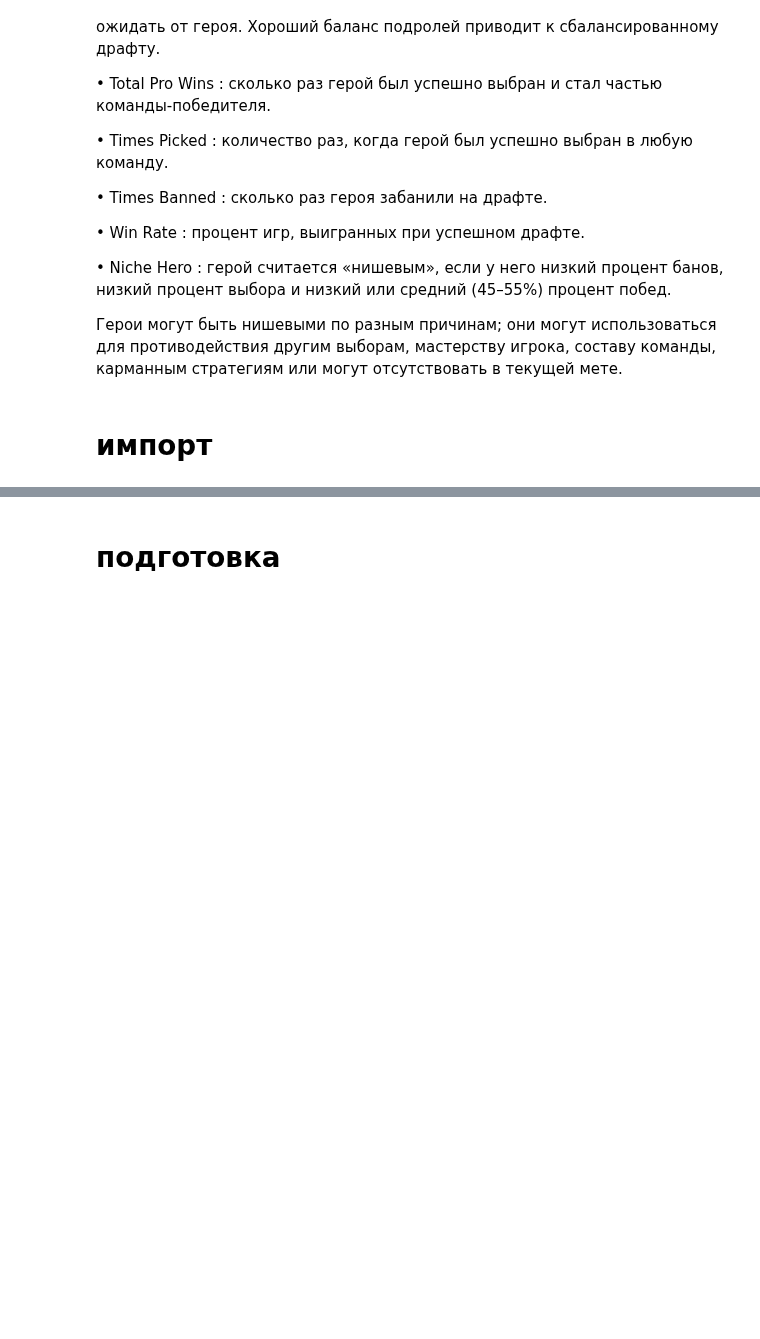
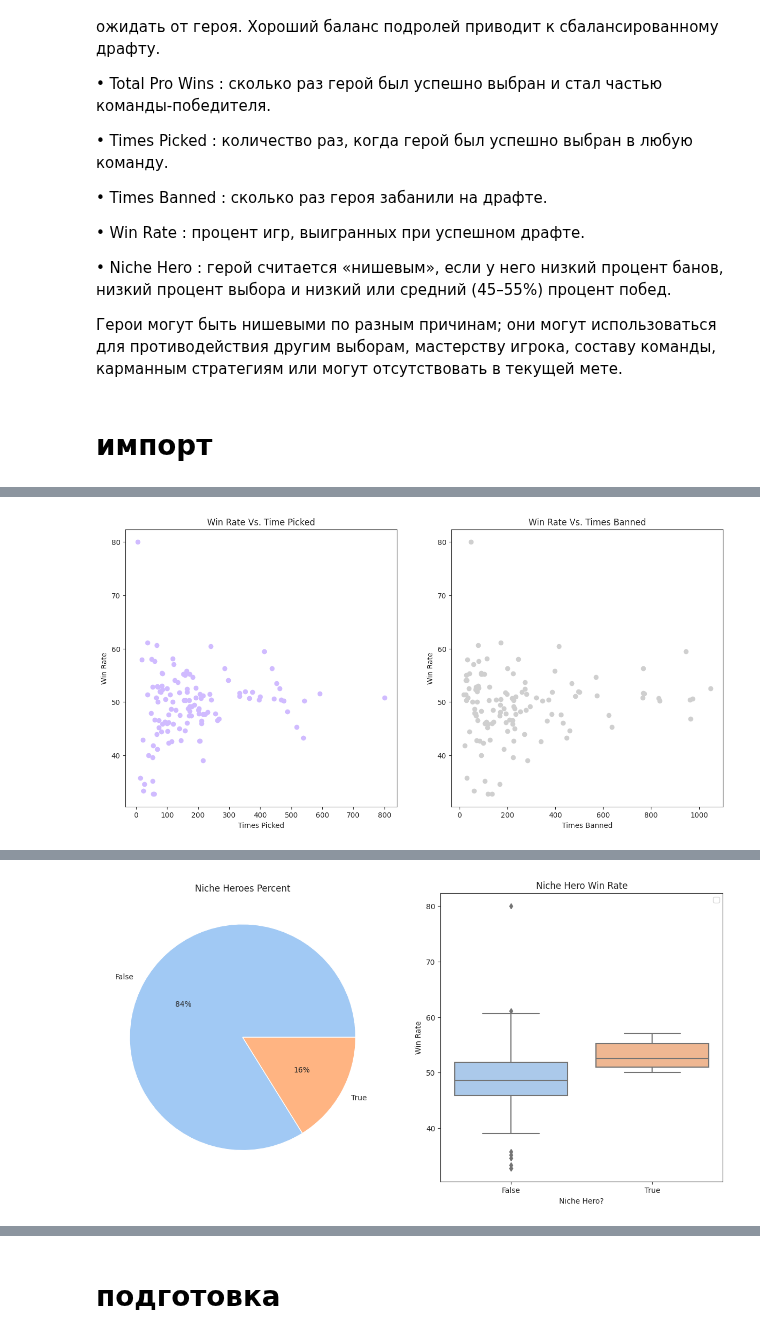
Before and after one commit to vn322/Sport-University, a Jupyter notebook: Dota_2_Competitive_Picks.ipynb, the cells around one changed output, grey strips where cells are left out. Cells and saved outputs as stored; diff of their text form; code cells hidden in the pictures; blank space fills up the shorter version.

```diff
--- a/Dota_2_Competitive_Picks.ipynb
+++ b/Dota_2_Competitive_Picks.ipynb
@@ -79,0 +84,15 @@ from sklearn import metrics
+# %%
+import matplotlib.patheffects as pe
+import textwrap
+import warnings
+
+warnings.filterwarnings('ignore')
+
+df = pd.read_csv('https://raw.githubusercontent.com/vn322/Sport-University/main/esport/Dota2Competitive%20PicksCurrent_Pro_meta.csv')
+df.drop(columns=df.columns[0], axis=1, inplace=True)
+roles = list(df['Roles'])
+rolelist = [i.split(',') for i in roles]
+for n, i in enumerate(rolelist):
+    rolelist[n]= [q.strip(' ') for q in i]
+df['Roles'] = rolelist
+df.sort_values('Win Rate', ascending = False).head()
@@ -79,0 +106,27 @@ from sklearn import metrics
+# %%
+sns.set_style('ticks')
+colors = sns.color_palette('pastel')
+fig, ax = plt.subplots(1, 2, figsize = (15, 7))
+ax[0].scatter(data = df, x = 'Times Picked',  y = 'Win Rate', color = colors[4])
+ax[0].set_xlabel('Times Picked')
+ax[0].set_ylabel('Win Rate')
+ax[0].set_title('Win Rate Vs. Time Picked')
+
+ax[1].scatter(data = df, x = 'Times Banned',  y = 'Win Rate', color = colors[7])
+ax[1].set_xlabel('Times Banned')
+ax[1].set_ylabel('Win Rate')
+ax[1].set_title('Win Rate Vs. Times Banned')
+plt.show()
+
+fig, ax = plt.subplots(1, 2, figsize = (15, 7))
+ax[0].pie(x = df['Niche Hero?'].value_counts(),
+          labels = df['Niche Hero?'].value_counts().index,
+          colors = colors,
+          autopct='%.0f%%')
+ax[0].set_title('Niche Heroes Percent')
+sns.boxplot(data = df, x = 'Niche Hero?', y = 'Win Rate', palette = colors)
+ax[1].set_title('Niche Hero Win Rate')
+plt.legend()
+plt.show()
+# %% [output]
+[figure, added]
@@ -79,0 +134 @@ from sklearn import metrics
+[figure, added]
```
Also changed, not shown: parts of 47 cells of this notebook.
